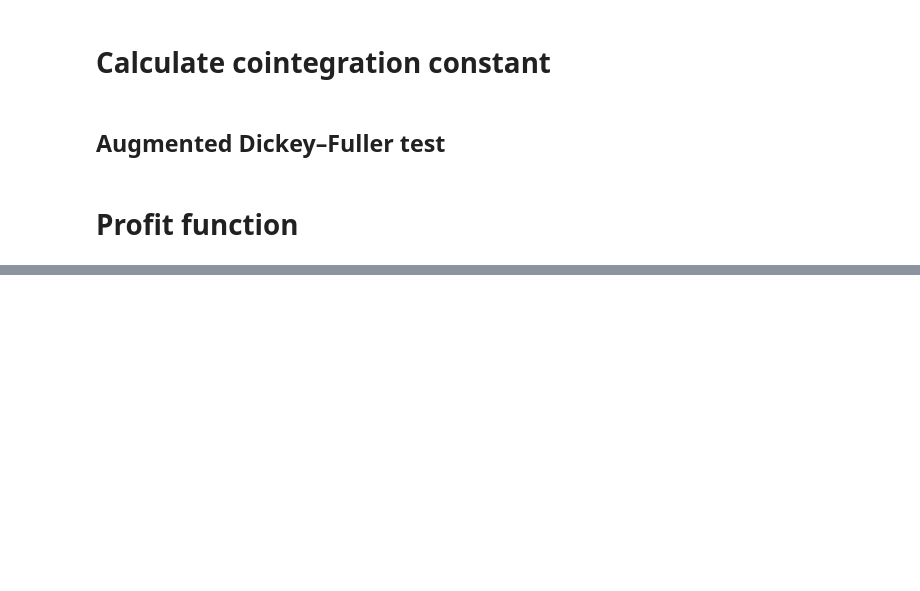
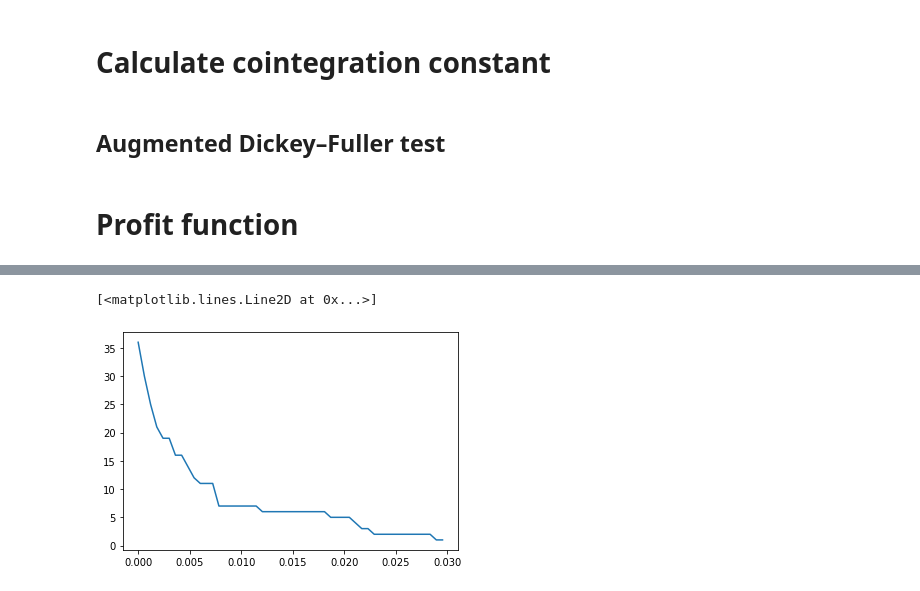
Before and after one commit to RolaRogers/quant, a Jupyter notebook: cointegration_test.ipynb, the cells around one changed output, grey strips where cells are left out. Cells and saved outputs as stored; diff of their text form; code cells hidden in the pictures; blank space fills up the shorter version.

```diff
--- a/cointegration_test.ipynb
+++ b/cointegration_test.ipynb
@@ -74,0 +126,5 @@ def adfuller_test(tick1,tick2,res):
+# %%
+plt.plot(aux[2],aux[1])
+# %% [output]
+[<matplotlib.lines.Line2D at 0x...>]
+[figure, added]
```
Also changed, not shown: parts of 9 cells of this notebook.
